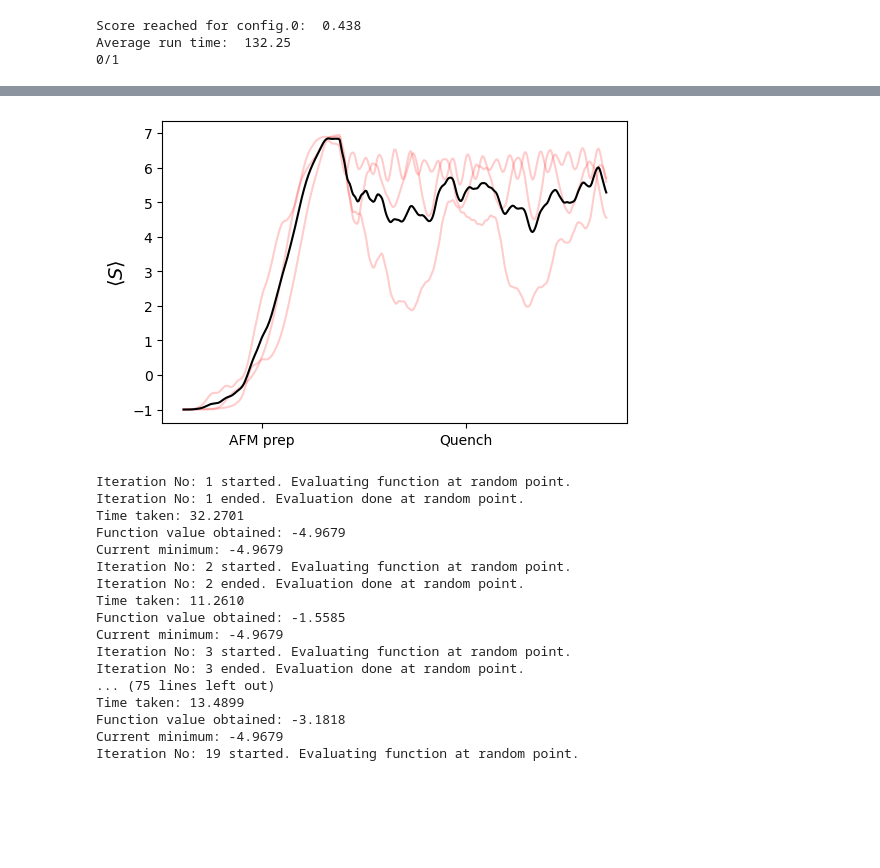
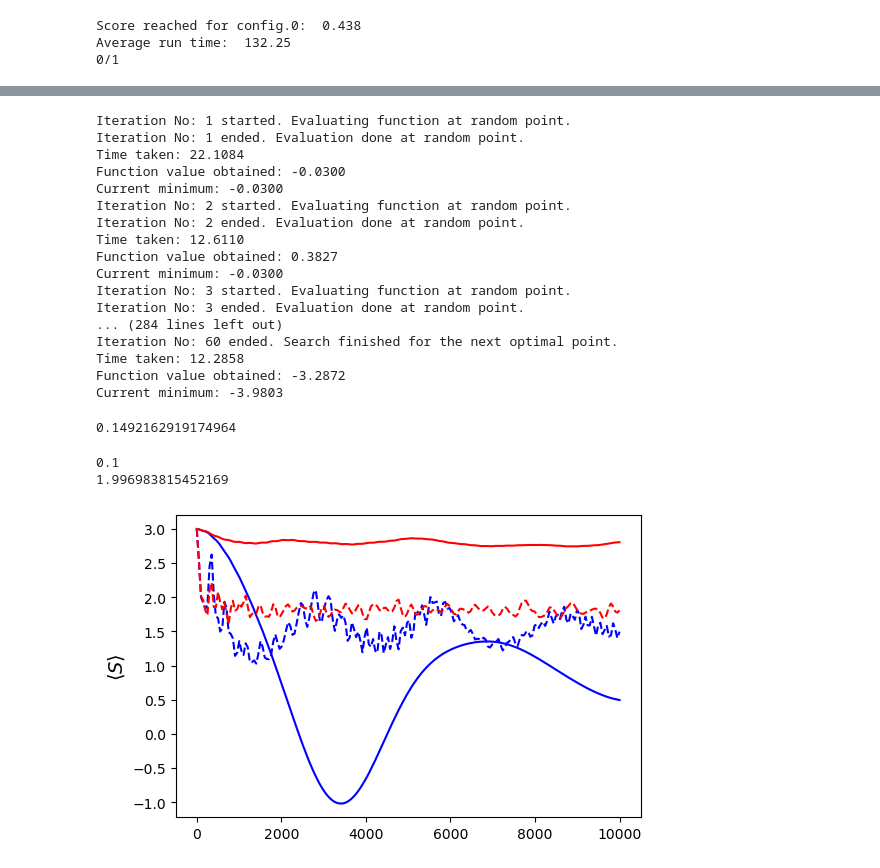
Before and after one commit to sebgrijalva/Pulser, a Jupyter notebook: tutorials/pulse_optim_algo.ipynb, the cells around one changed output, grey strips where cells are left out. Cells and saved outputs as stored; diff of their text form; code cells hidden in the pictures; blank space fills up the shorter version.

```diff
--- a/tutorials/pulse_optim_algo.ipynb
+++ b/tutorials/pulse_optim_algo.ipynb
@@ -261,10 +241,0 @@ plt.show()
-# %%
-plt.figure()
-for r in REGISTER_dict_opt.values():
-    plt.plot(seq_quench(r['reg'],r['para']),'r',alpha=0.2)
-plt.plot(np.mean([seq_quench(r['reg'],r['para']) for r in REGISTER_dict_opt.values()],axis=0),'k')
-plt.xticks([int(T*0.02/2),int((T+T_quench)*0.02/1.5)],['AFM prep','Quench'])
-plt.ylabel(r'$\langle S\rangle$',fontsize=14)
-plt.show()
-# %% [output]
-[figure, removed]
@@ -292,36 +290,42 @@ def score_quench(para):
 # %%
-RESULT_quench = gp_minimize(score_quench,bounds_quench,n_random_starts = 30, n_calls = 70, initial_point_generator=lhs2,verbose=True)
+RESULT_quench = gp_minimize(score_quench,bounds_quench,n_random_starts = 30, n_calls = 60, initial_point_generator=lhs2,verbose=True)
 # %% [output]
 Iteration No: 1 started. Evaluating function at random point.
 Iteration No: 1 ended. Evaluation done at random point.
-Time taken: 32.2701
-Function value obtained: -4.9679
-Current minimum: -4.9679
+Time taken: 22.1084
+Function value obtained: -0.0300
+Current minimum: -0.0300
 Iteration No: 2 started. Evaluating function at random point.
 Iteration No: 2 ended. Evaluation done at random point.
-Time taken: 11.2610
-Function value obtained: -1.5585
-Current minimum: -4.9679
+Time taken: 12.6110
+Function value obtained: 0.3827
+Current minimum: -0.0300
 Iteration No: 3 started. Evaluating function at random point.
 Iteration No: 3 ended. Evaluation done at random point.
-... (75 lines left out)
-Time taken: 13.4899
-Function value obtained: -3.1818
-Current minimum: -4.9679
-Iteration No: 19 started. Evaluating function at random point.
+... (284 lines left out)
+Iteration No: 60 ended. Search finished for the next optimal point.
+Time taken: 12.2858
+Function value obtained: -3.2872
+Current minimum: -3.9803
 # %%
-quench_para = [12000,U_0*0.5,4*U_0]
+quench_para = [U_0*1,3*U_0]
 score_quench(quench_para)
+# %% [output]
+0.1492162919174964
 # %%
-print(RESULT_quench.x[0],'s')
+print(RESULT_quench.x[0]/U_0)
 print(RESULT_quench.x[1]/U_0)
-print(RESULT_quench.x[2]/U_0)
+# %% [output]
+0.1
+1.996983815452169
 # %%
-RW = [reg(N,W) for k in range(K)]
+RW = [reg(N,0.6) for k in range(K)]
 register_dict = {str(i):{'reg':RW[i][0],'W_list':RW[i][1]} for i in range(K)}
-
+RW0 = [reg(N,0.06) for k in range(K)]
+register_dict0 = {str(i):{'reg':RW0[i][0],'W_list':RW0[i][1]} for i in range(K)}
 def stg_mag_after_quench(reg,para):
-    T_quench, Omega, delta = para
+    T_quench = 10000
+    Omega, delta = para
     for r in register_dict.values():
         seq_q = Sequence(reg, Chadoq2)
         seq_q.declare_channel('ising', 'rydberg_global')
@@ -329,15 +333,21 @@ def stg_mag_after_quench(reg,para):
         sim = Simulation(seq_q, sampling_rate=0.02)
         results = sim.run(initial_state=AF_state)
         expect_val = results.expect([occupation(j,N) for j in range(N)])
-        return sum([(-1)**j*expect_val[j] for j in range(1,N-1)])
-av_S_0 = stg_mag_after_quench(REG,quench_para)
+        return sum([(-1)**j*expect_val[j] for j in range(2,N-2)])
+av_S_0 = np.mean([stg_mag_after_quench(r['reg'],quench_para) for r in register_dict0.values()],axis=0)
+av_S_0_opt = np.mean([stg_mag_after_quench(r['reg'],RESULT_quench.x) for r in register_dict0.values()],axis=0)
 av_S =  np.mean([stg_mag_after_quench(r['reg'],quench_para) for r in register_dict.values()],axis=0)
 av_S_opt = np.mean([stg_mag_after_quench(r['reg'],RESULT_quench.x) for r in register_dict.values()],axis=0)
 # %%
 plt.figure()
-plt.plot(np.linspace(0,RESULT_quench.x[0],int(0.02*RESULT_quench.x[0])),av_S_0,'b')
-plt.plot(np.linspace(0,quench_para[0],int(0.02*quench_para[0])),av_S,'k')
-plt.plot(np.linspace(0,RESULT_quench.x[0],int(0.02*RESULT_quench.x[0])),av_S_opt,'r')
+T_quench = 10000
+T_s = int(0.02*T_quench)
+plt.plot(np.linspace(0,T_quench,T_s),av_S_0,'b--')
+plt.plot(np.linspace(0,T_quench,T_s),av_S_0_opt,'b')
+plt.plot(np.linspace(0,T_quench,T_s),av_S,'r--')
+plt.plot(np.linspace(0,T_quench,T_s),av_S_opt,'r')
 plt.xticks()
 plt.ylabel(r'$\langle S\rangle$',fontsize=14)
 plt.show()
+# %% [output]
+[figure, added]
```
Also changed, not shown: parts of 22 cells of this notebook, 4 other files.
